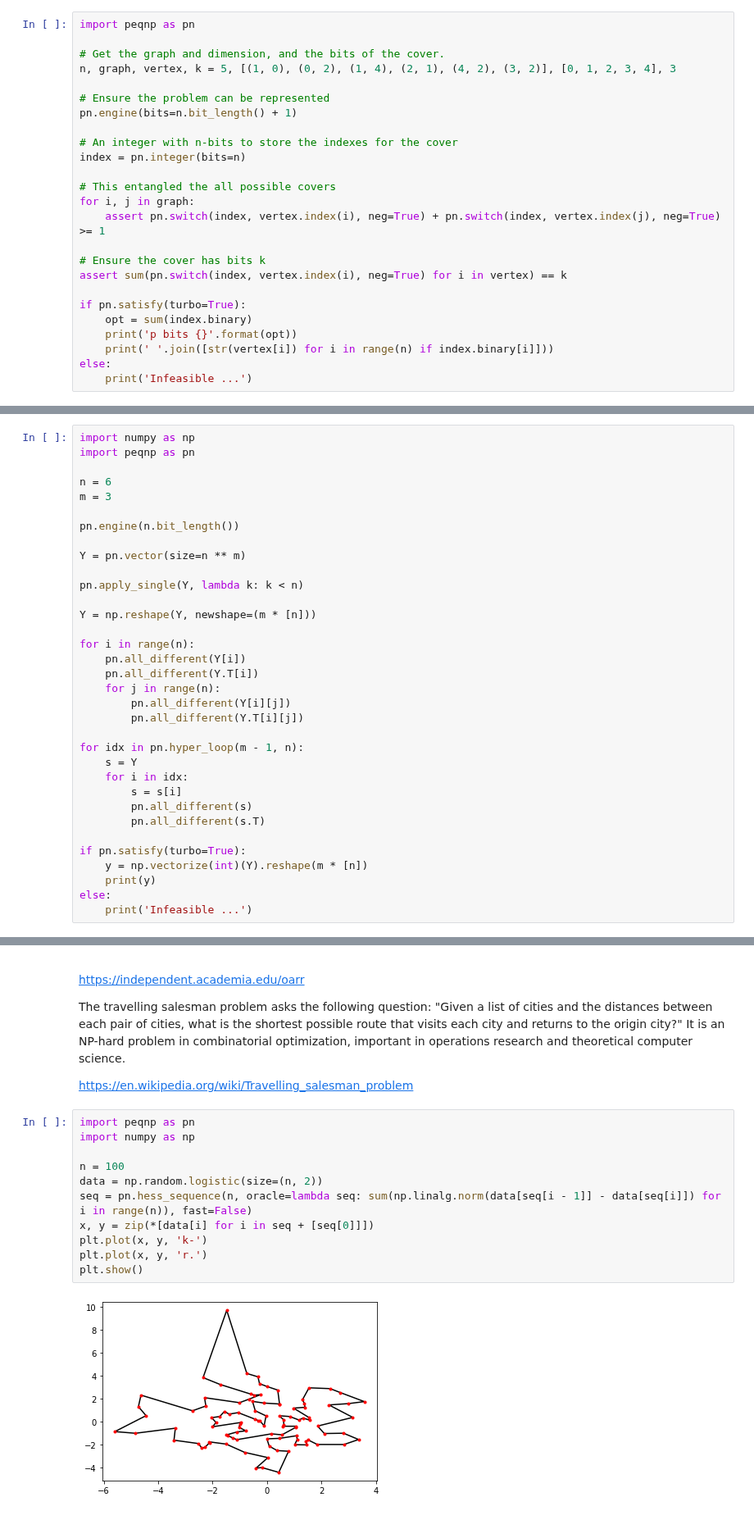
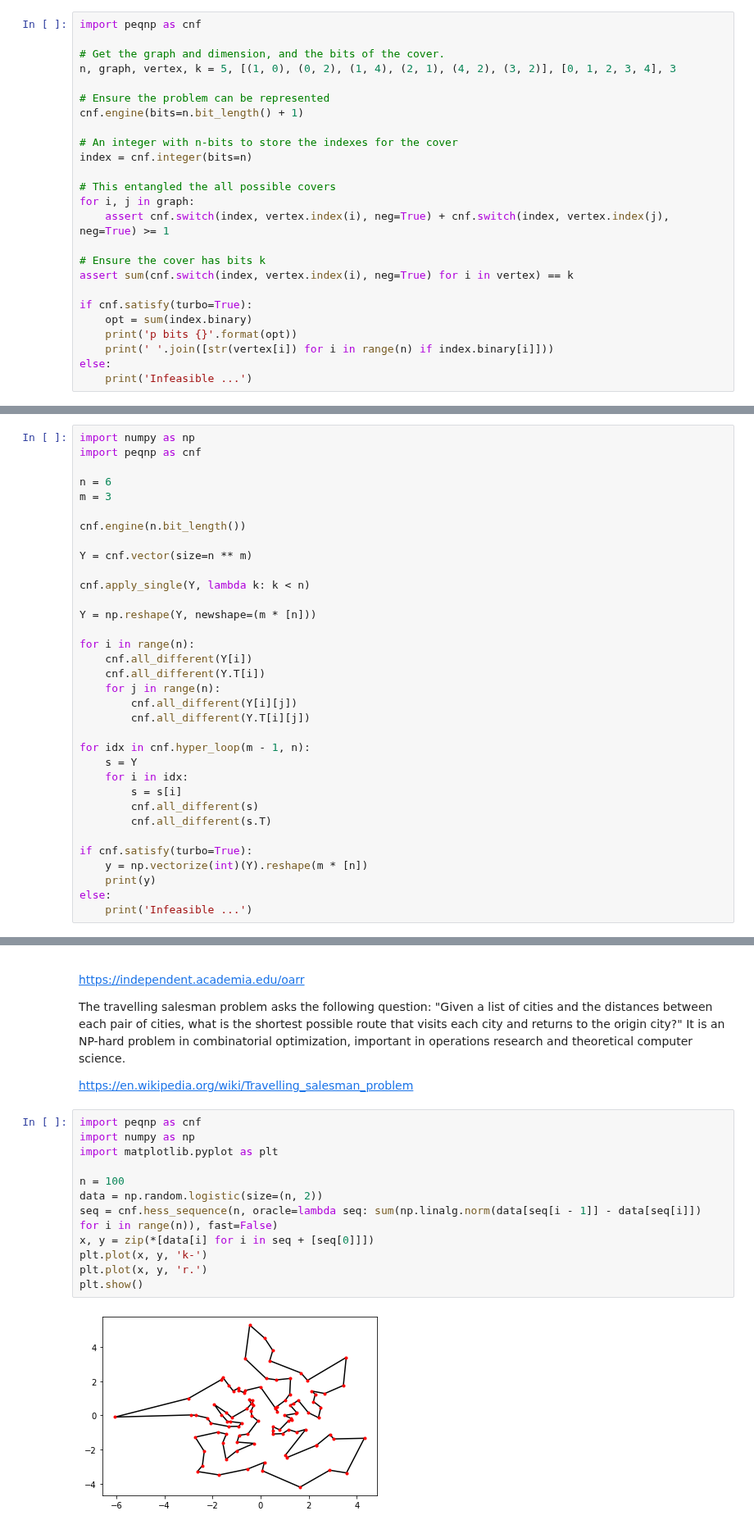
Before and after one commit to maxtuno/PEQNP, a Jupyter notebook: docs/PEQNP.ipynb, the cells around one changed output, grey strips where cells are left out. Shown at 82% size. Drawn from its saved outputs; the diff is of its cells as text.

```diff
--- a/docs/PEQNP.ipynb
+++ b/docs/PEQNP.ipynb
@@ -430,25 +595,25 @@ In the mathematical discipline of graph theory, a vertex cover (sometimes node c
 
 https://en.wikipedia.org/wiki/Vertex_cover
 # %%
-import peqnp as pn
+import peqnp as cnf
 
 # Get the graph and dimension, and the bits of the cover.
 n, graph, vertex, k = 5, [(1, 0), (0, 2), (1, 4), (2, 1), (4, 2), (3, 2)], [0, 1, 2, 3, 4], 3
 
 # Ensure the problem can be represented
-pn.engine(bits=n.bit_length() + 1)
+cnf.engine(bits=n.bit_length() + 1)
 
 # An integer with n-bits to store the indexes for the cover
-index = pn.integer(bits=n)
+index = cnf.integer(bits=n)
 
 # This entangled the all possible covers
 for i, j in graph:
-    assert pn.switch(index, vertex.index(i), neg=True) + pn.switch(index, vertex.index(j), neg=True) >= 1
+    assert cnf.switch(index, vertex.index(i), neg=True) + cnf.switch(index, vertex.index(j), neg=True) >= 1
 
 # Ensure the cover has bits k
-assert sum(pn.switch(index, vertex.index(i), neg=True) for i in vertex) == k
+assert sum(cnf.switch(index, vertex.index(i), neg=True) for i in vertex) == k
 
-if pn.satisfy(turbo=True):
+if cnf.satisfy(turbo=True):
     opt = sum(index.binary)
     print('p bits {}'.format(opt))
     print(' '.join([str(vertex[i]) for i in range(n) if index.binary[i]]))
@@ -465,34 +630,34 @@ In combinatorics and in experimental design, a Latin square is an n × n array f
 https://en.wikipedia.org/wiki/Latin_square
 # %%
 import numpy as np
-import peqnp as pn
+import peqnp as cnf
 
 n = 6
 m = 3
 
-pn.engine(n.bit_length())
+cnf.engine(n.bit_length())
 
-Y = pn.vector(size=n ** m)
+Y = cnf.vector(size=n ** m)
 
-pn.apply_single(Y, lambda k: k < n)
+cnf.apply_single(Y, lambda k: k < n)
 
 Y = np.reshape(Y, newshape=(m * [n]))
 
 for i in range(n):
-    pn.all_different(Y[i])
-    pn.all_different(Y.T[i])
+    cnf.all_different(Y[i])
+    cnf.all_different(Y.T[i])
     for j in range(n):
-        pn.all_different(Y[i][j])
-        pn.all_different(Y.T[i][j])
+        cnf.all_different(Y[i][j])
+        cnf.all_different(Y.T[i][j])
 
-for idx in pn.hyper_loop(m - 1, n):
+for idx in cnf.hyper_loop(m - 1, n):
     s = Y
     for i in idx:
         s = s[i]
-        pn.all_different(s)
-        pn.all_different(s.T)
+        cnf.all_different(s)
+        cnf.all_different(s.T)
 
-if pn.satisfy(turbo=True):
+if cnf.satisfy(turbo=True):
     y = np.vectorize(int)(Y).reshape(m * [n])
     print(y)
 else:
@@ -524,18 +689,19 @@ The travelling salesman problem asks the following question: "Given a list of ci
 
 https://en.wikipedia.org/wiki/Travelling_salesman_problem
 # %%
-import peqnp as pn
+import peqnp as cnf
 import numpy as np
+import matplotlib.pyplot as plt
 
 n = 100
 data = np.random.logistic(size=(n, 2))
-seq = pn.hess_sequence(n, oracle=lambda seq: sum(np.linalg.norm(data[seq[i - 1]] - data[seq[i]]) for i in range(n)), fast=False)
+seq = cnf.hess_sequence(n, oracle=lambda seq: sum(np.linalg.norm(data[seq[i - 1]] - data[seq[i]]) for i in range(n)), fast=False)
 x, y = zip(*[data[i] for i in seq + [seq[0]]])
 plt.plot(x, y, 'k-')
 plt.plot(x, y, 'r.')
 plt.show()
 # %% [output]
-[figure, old version]
+[figure, new version]
 # %% [markdown]
 # Knapsack problem
 
```
Also changed, not shown: parts of 40 cells of this notebook.
